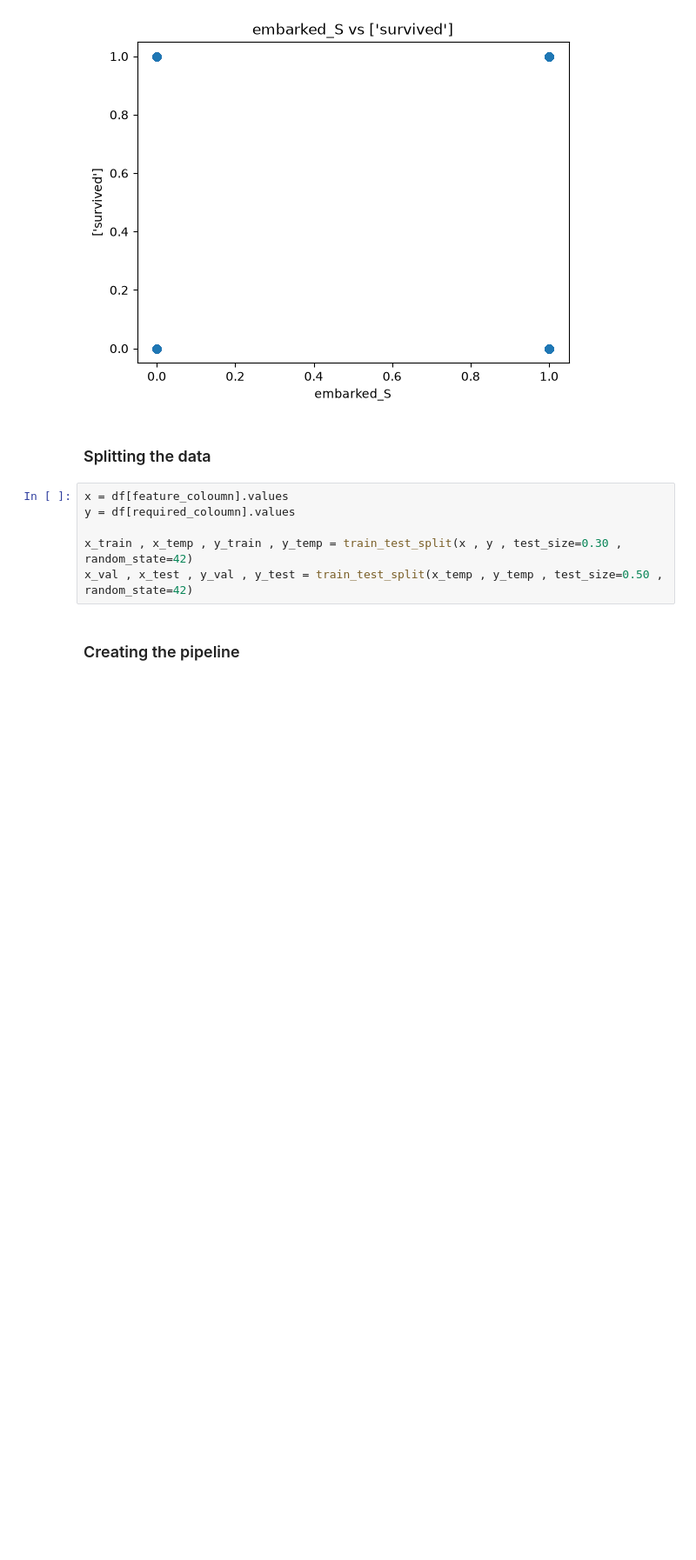
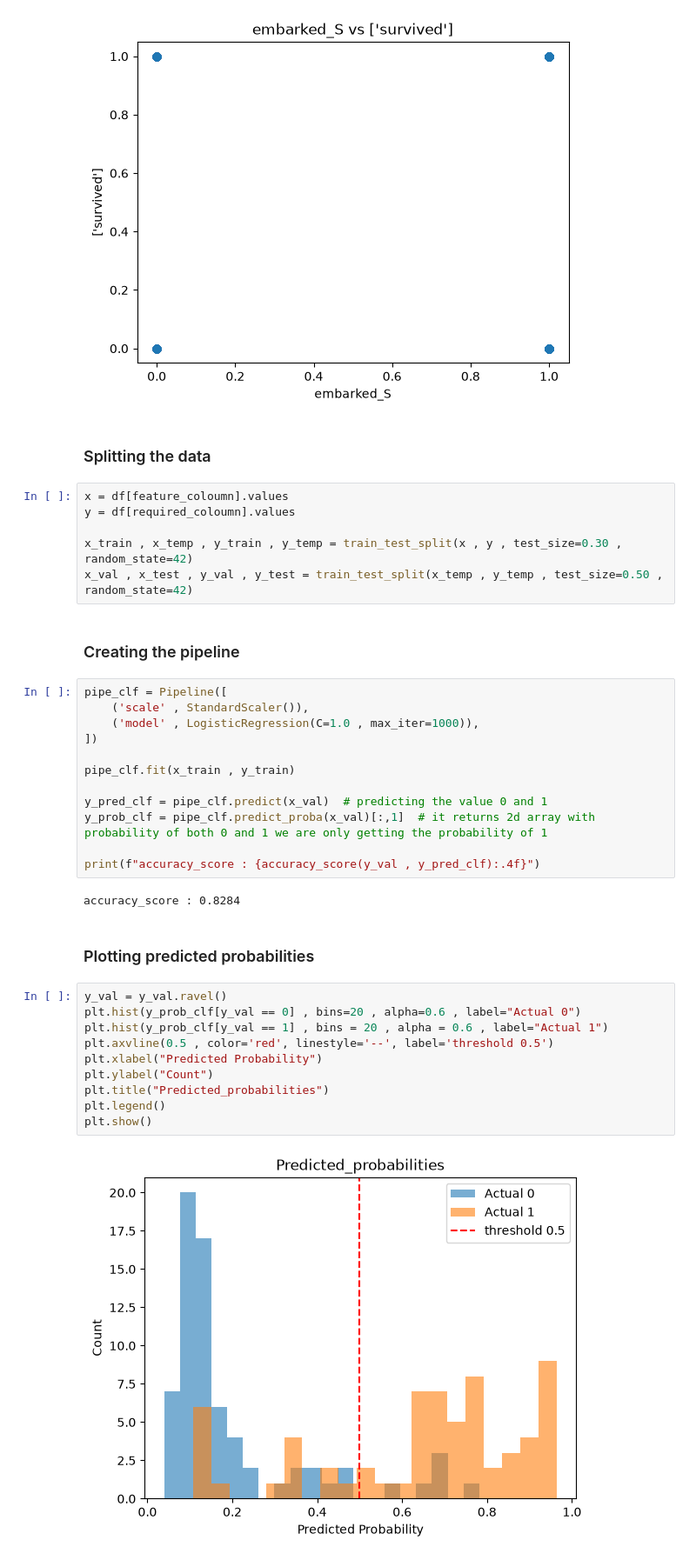
Before and after one commit to Muhammad-Awais-Tariq/Ml-Projects, a Jupyter notebook: Titanic/Ml_training/ml_training.ipynb, the cells around one changed output. Shown at 87% size. Cells and saved outputs as stored; diff of their text form; blank space fills up the shorter version.

Commit message:
added the model

```diff
--- a/Titanic/Ml_training/ml_training.ipynb
+++ b/Titanic/Ml_training/ml_training.ipynb
@@ -53,3 +53,31 @@ x_train , x_temp , y_train , y_temp = train_test_split(x , y , test_size=0.30 ,
 x_val , x_test , y_val , y_test = train_test_split(x_temp , y_temp , test_size=0.50 , random_state=42)
 # %% [markdown]
 ### Creating the pipeline
+# %%
+pipe_clf = Pipeline([
+    ('scale' , StandardScaler()),
+    ('model' , LogisticRegression(C=1.0 , max_iter=1000)),
+])
+
+pipe_clf.fit(x_train , y_train)
+
+y_pred_clf = pipe_clf.predict(x_val)  # predicting the value 0 and 1
+y_prob_clf = pipe_clf.predict_proba(x_val)[:,1]  # it returns 2d array with probability of both 0 and 1 we are only getting the probability of 1
+
+print(f"accuracy_score : {accuracy_score(y_val , y_pred_clf):.4f}")
+# %% [output]
+accuracy_score : 0.8284
+# %% [markdown]
+### Plotting predicted probabilities
+# %%
+y_val = y_val.ravel()
+plt.hist(y_prob_clf[y_val == 0] , bins=20 , alpha=0.6 , label="Actual 0")
+plt.hist(y_prob_clf[y_val == 1] , bins = 20 , alpha = 0.6 , label="Actual 1")
+plt.axvline(0.5 , color='red', linestyle='--', label='threshold 0.5')
+plt.xlabel("Predicted Probability")
+plt.ylabel("Count")
+plt.title("Predicted_probabilities")
+plt.legend()
+plt.show()
+# %% [output]
+[figure, added]
```
